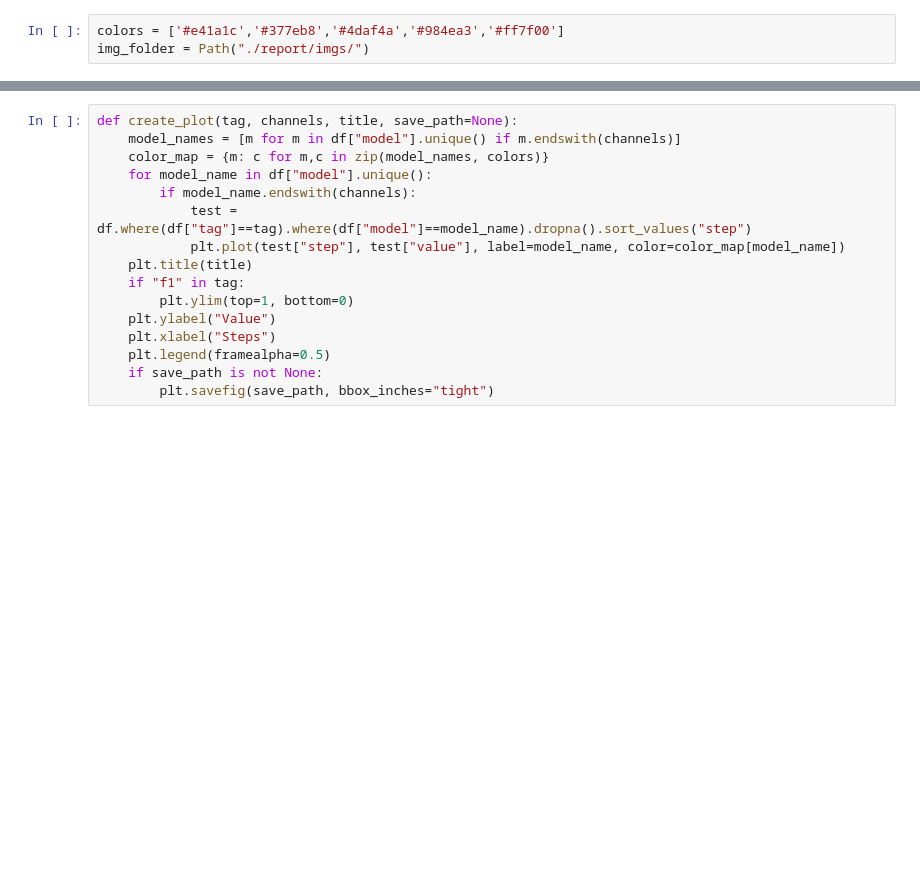
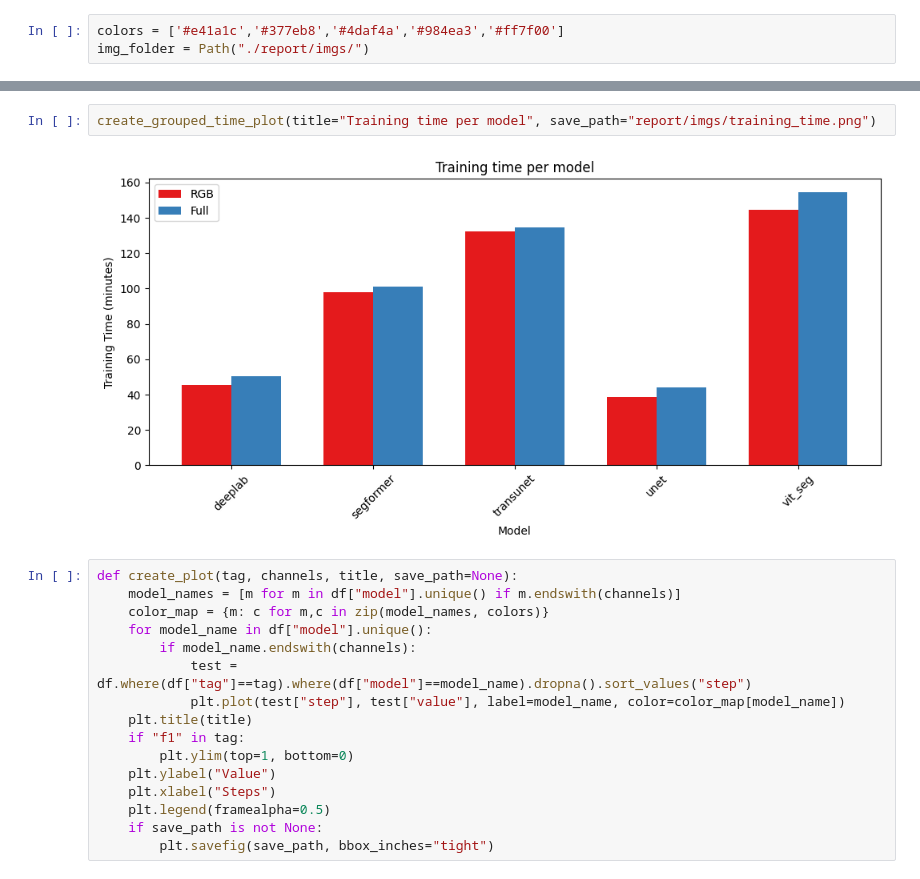
Before and after one commit to simsam8/idd-solafune, a Jupyter notebook: graphs.ipynb, the cells around one changed output, grey strips where cells are left out. Cells and saved outputs as stored; diff of their text form; blank space fills up the shorter version.

Commit message:
create plot for training times

```diff
--- a/graphs.ipynb
+++ b/graphs.ipynb
@@ -65,3 +119,7 @@ img_folder = Path("./report/imgs/")
+# %%
+create_grouped_time_plot(title="Training time per model", save_path="report/imgs/training_time.png")
+# %% [output]
+[figure, added]
 # %%
 def create_plot(tag, channels, title, save_path=None):
     model_names = [m for m in df["model"].unique() if m.endswith(channels)]
```
Also changed, not shown: parts of 3 cells of this notebook.
